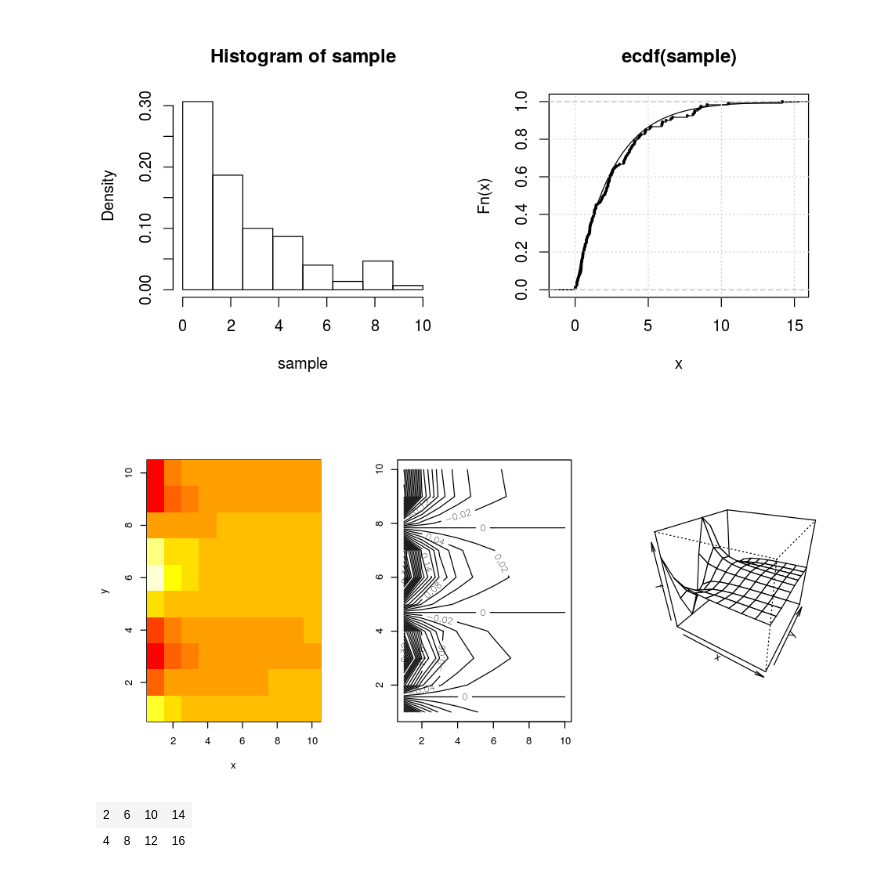
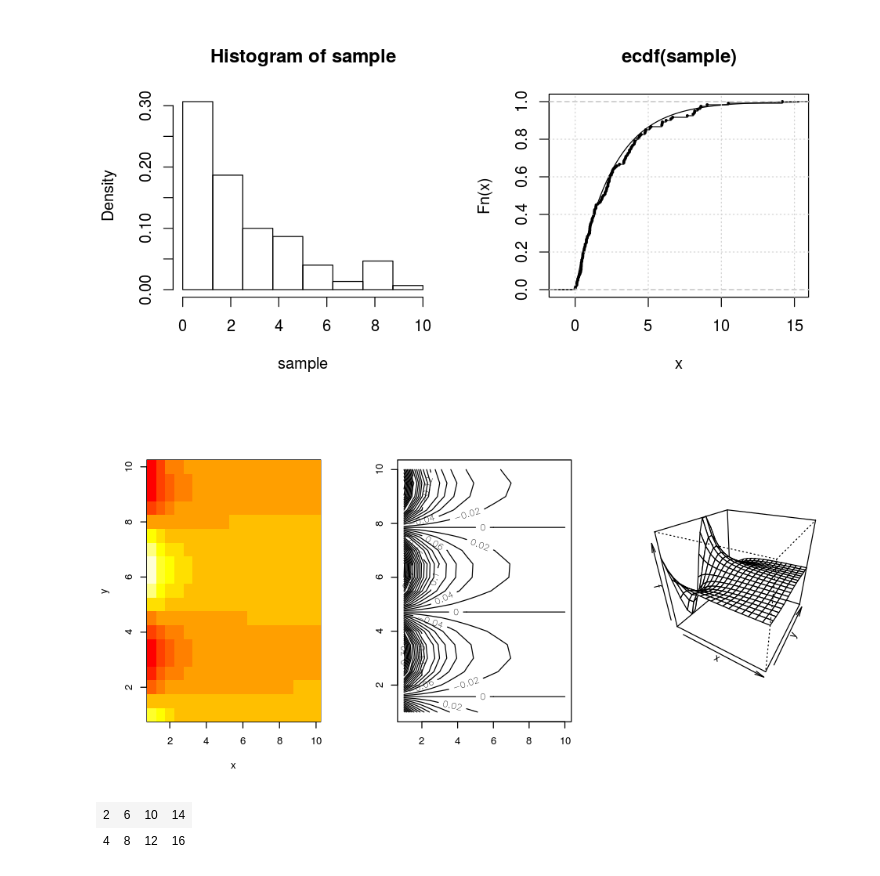
Before and after one commit to ebusato/jupyter_R, a Jupyter notebook: Introduction to R.ipynb, the cells around one changed output. Drawn from its saved outputs; the diff is of its cells as text; code cells hidden in the pictures.

```diff
--- a/Introduction to R.ipynb
+++ b/Introduction to R.ipynb
@@ -225,15 +225,15 @@ grid()
 # %%
 par(mfrow = c(1,3))
 options(repr.plot.width=8, repr.plot.height=4)
 
-x = 1:10
+x = seq(1,10,by=0.5)
 y=x
 f=outer(x,y,function(x,y)cos(y)/(1+x^2))
 image(x,y,f)
 contour(x,y,f, nlevels=40)
 persp(x,y,f, theta=30, phi=30)
 # %% [output]
-[figure, old version]
+[figure, new version]
 # %%
 A=matrix(1:16,4,4)
 A[-c(1,3),]
```
Also changed, not shown: 1 other file.
